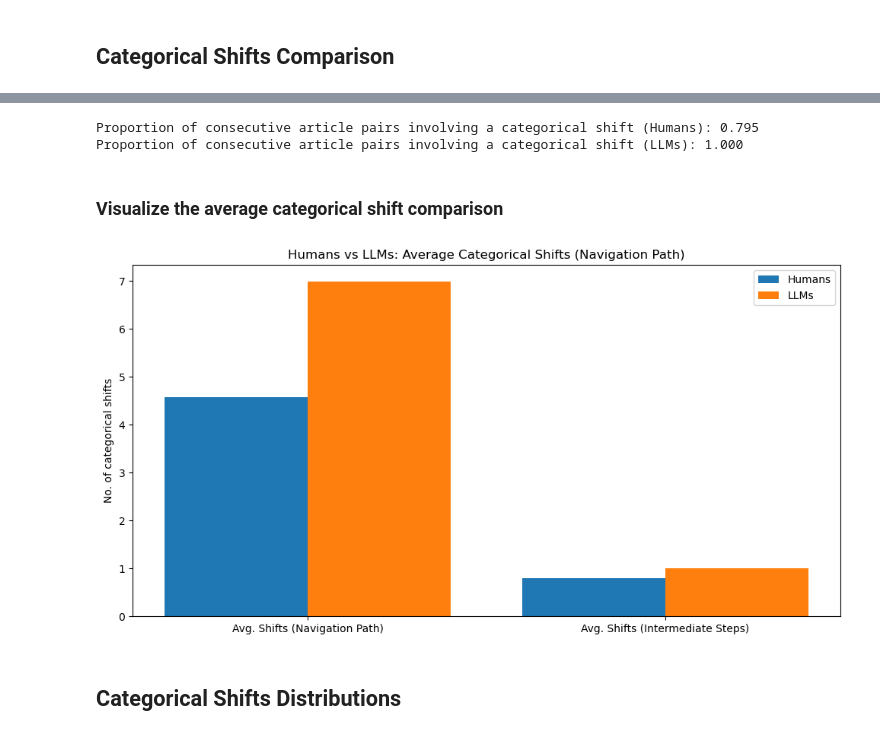
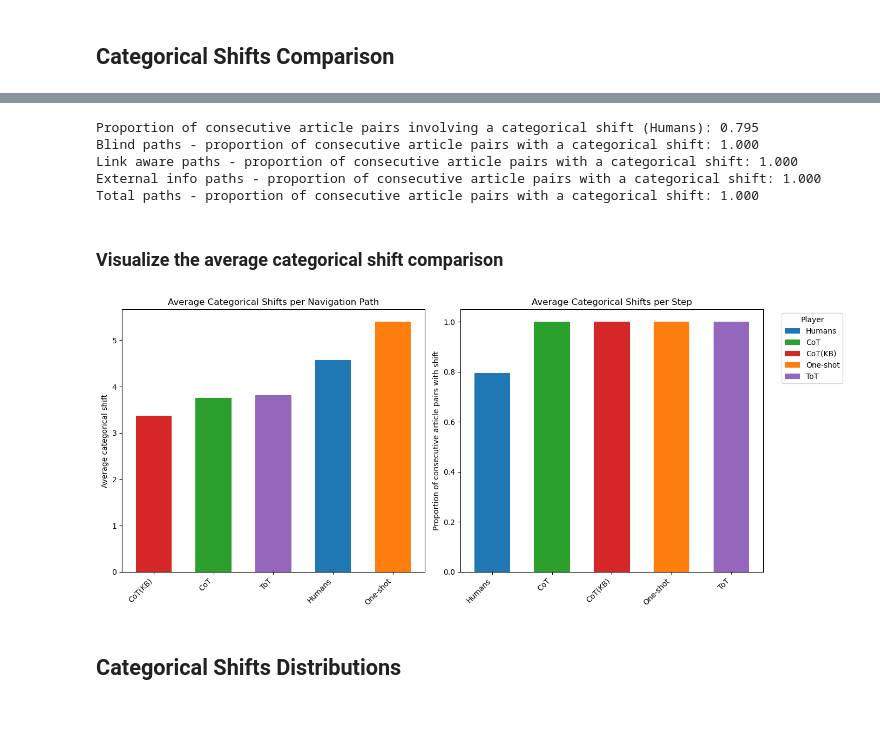
Before and after one commit to au-nlp/project-milestone-p2-group11, a Jupyter notebook: cat_shift_comp.ipynb, the cells around one changed output, grey strips where cells are left out. Cells and saved outputs as stored; diff of their text form; code cells hidden in the pictures.

Commit message:
categorical shifts: Human vs. LLMs
- Categorical shift analysis for human players and the results for our LLMs

```diff
--- a/cat_shift_comp.ipynb
+++ b/cat_shift_comp.ipynb
@@ -19,5 +19,4 @@ df = preprocessor.get_merged_input_files()
 Load LLM dataset
 # %%
 # Load LLM paths dataset
-# reference: https://github.com/epfl-ada/ada-2024-project-adaspeedia/blob/main/data/llm_paths_all_gpt4omini_memory.tsv
-llm_df = pd.read_csv("data/llm_paths_all_gpt4omini_memory.tsv", sep="\t")
+llm_df = pd.read_csv("results/llm_paths_oss_20b.csv")
@@ -83,21 +181,64 @@ average_shift_steps_humans = preprocessor.get_average_categorical_shifts_step(ar
 print(f"Proportion of consecutive article pairs involving a categorical shift (Humans): {average_shift_steps_humans:.3f}")
 
 # Compute proportion of consecutive article pairs (i.e., per navigatio step) involving a categorical shift for LLMs
-average_shift_step_llm = preprocessor.get_average_categorical_shifts_step(llm_article_cats_finished)
-print(f"Proportion of consecutive article pairs involving a categorical shift (LLMs): {average_shift_step_llm:.3f}")
+# Blind paths: One-shot
+average_shift_step_blind = preprocessor.get_average_categorical_shifts_step(blind_paths["path_list"].tolist())
+print(f"Blind paths - proportion of consecutive article pairs with a categorical shift: {average_shift_step_blind:.3f}")
+
+# Link aware paths: CoT
+average_shift_step_link_aware = preprocessor.get_average_categorical_shifts_step(link_aware_paths["path_list"].tolist())
+print(f"Link aware paths - proportion of consecutive article pairs with a categorical shift: {average_shift_step_link_aware:.3f}")
+
+# External info paths:  CoT with knowledge graph information
+average_shift_step_external_info = preprocessor.get_average_categorical_shifts_step(external_info_paths["path_list"].tolist())
+print(f"External info paths - proportion of consecutive article pairs with a categorical shift: {average_shift_step_external_info:.3f}")
+
+# ToT paths: ToT with a maximum depth of 14 and for each layer
+average_shift_step_tot = preprocessor.get_average_categorical_shifts_step(tot_paths["path_list"].tolist())
+print(f"Total paths - proportion of consecutive article pairs with a categorical shift: {average_shift_step_tot:.3f}")
 # %% [output]
 Proportion of consecutive article pairs involving a categorical shift (Humans): 0.795
-Proportion of consecutive article pairs involving a categorical shift (LLMs): 1.000
+Blind paths - proportion of consecutive article pairs with a categorical shift: 1.000
+Link aware paths - proportion of consecutive article pairs with a categorical shift: 1.000
+External info paths - proportion of consecutive article pairs with a categorical shift: 1.000
+Total paths - proportion of consecutive article pairs with a categorical shift: 1.000
+# %%
+# List of no. of categorical shifts per navigation path (human and LLMs)
+shifts_per_path_list = [
+    shifts_path_humans,       # humans
+    blind_paths_shift,      # One-shot
+    link_aware_paths_shift,  # CoT
+    external_info_paths_shift, # CoT (knowledge base)
+    tot_paths_shift          # ToT
+]
+
+# List of average categorical shifts per navigation path (human and LLMs)
+avg_shifts_path = [
+    average_shift_humans,        # humans
+    average_shift_blind,         # One-shot
+    average_shift_link_aware,    # CoT
+    average_shift_external_info, # CoT (knowledge base)
+    average_shift_tot            # ToT
+]
+
+# List of average categorical shifts per step (human and LLMs)
+avg_shifts_step = [
+    average_shift_steps_humans,        # humans
+    average_shift_step_blind,          # One-shot
+    average_shift_step_link_aware,     # CoT
+    average_shift_step_external_info,  # CoT (knowledge base)
+    average_shift_step_tot             # ToT
+]
 # %% [markdown]
 ### Visualize the average categorical shift comparison
 # %%
-avg_shifts_path = [average_shift_humans, average_shift_steps_humans]                  # Average categorical shifts per navigation path
-avg_shifts_step = [average_shift_llms, average_shift_step_llm]                     # Average categorical shifts per navigation step (proportion)
-labels = ['Avg. Shifts (Navigation Path)', 'Avg. Shifts (Intermediate Steps)']        # Labels
+# Labels
+labels = ["Humans", "One-shot", "CoT", "CoT(KB)", "ToT"]
 
-visualizer.visualize_categorical_shifts_barchart_comparison(avg_shifts_path, avg_shifts_step,labels )
+# Visualize comparison
+visualizer.visualize_categorical_shifts_barchart_comparison(avg_shifts_path, avg_shifts_step, labels)
 # %% [output]
-[figure, old version]
+[figure, new version]
 # %% [markdown]
 ## Categorical Shifts Distributions
 # %% [markdown]
```
Also changed, not shown: parts of 12 cells of this notebook, 2 other files.
